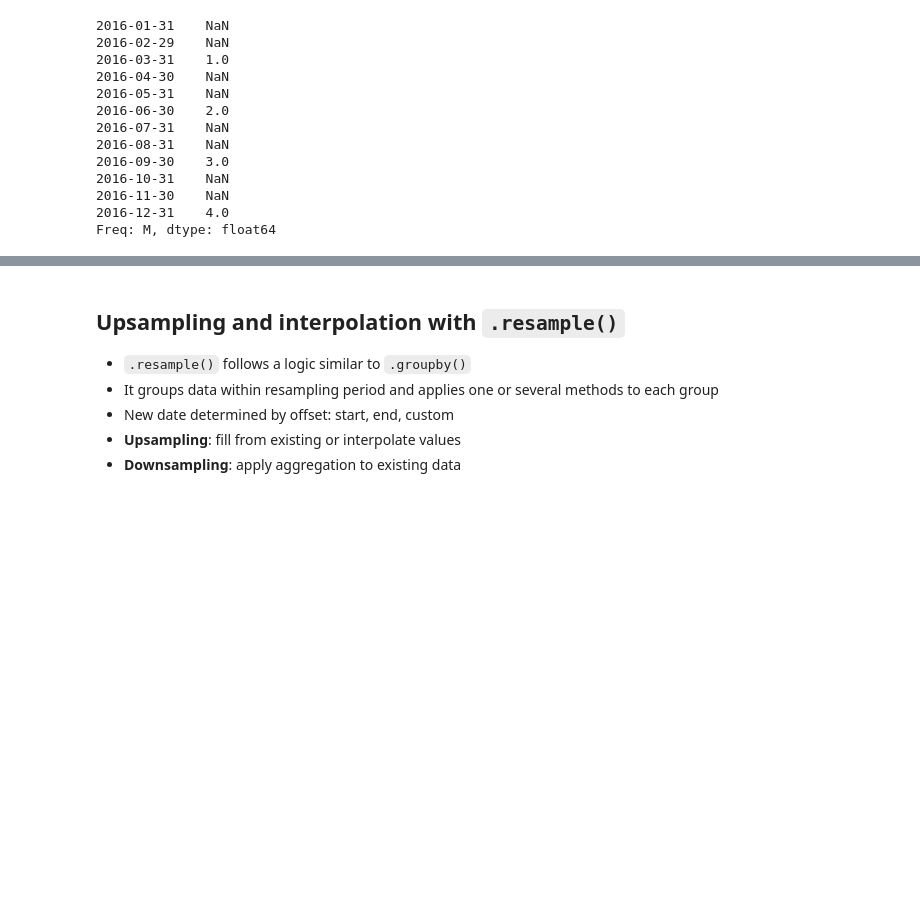
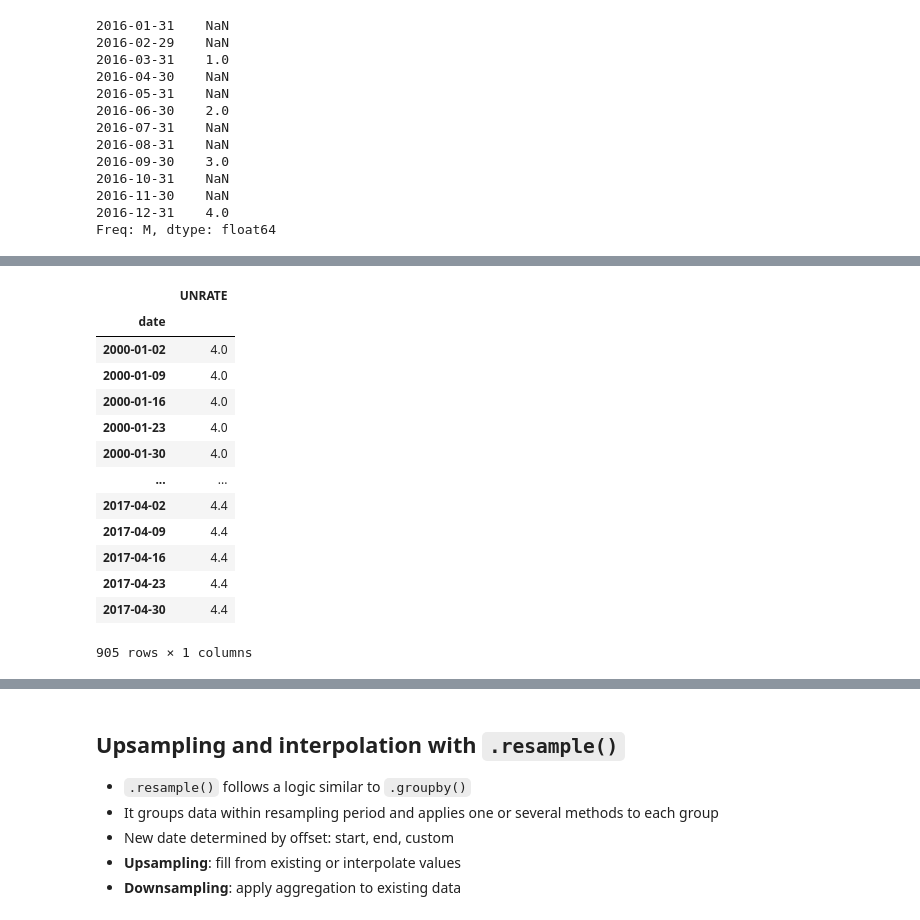
Before and after one commit to PaulToronto/DataCamp_TimeSeries, a Jupyter notebook: 02_Basic_Time_Series_Metrics_and_Resampling.ipynb, the cells around one changed output, grey strips where cells are left out. Cells and saved outputs as stored; diff of their text form; code cells hidden in the pictures; blank space fills up the shorter version.

```diff
--- a/02_Basic_Time_Series_Metrics_and_Resampling.ipynb
+++ b/02_Basic_Time_Series_Metrics_and_Resampling.ipynb
@@ -470,0 +600,18 @@ Freq: M, dtype: float64
+# %%
+weekly_ffill = data.asfreq('W', method='ffill')
+weekly_ffill
+# %% [output]
+|  | UNRATE |
+| date |  |
+| 2000-01-02 | 4.0 |
+| 2000-01-09 | 4.0 |
+| 2000-01-16 | 4.0 |
+| 2000-01-23 | 4.0 |
+| 2000-01-30 | 4.0 |
+| ... | ... |
+| 2017-04-02 | 4.4 |
+| 2017-04-09 | 4.4 |
+| 2017-04-16 | 4.4 |
+| 2017-04-23 | 4.4 |
+| 2017-04-30 | 4.4 |
+905 rows × 1 columns
```
Also changed, not shown: parts of 12 cells of this notebook.
